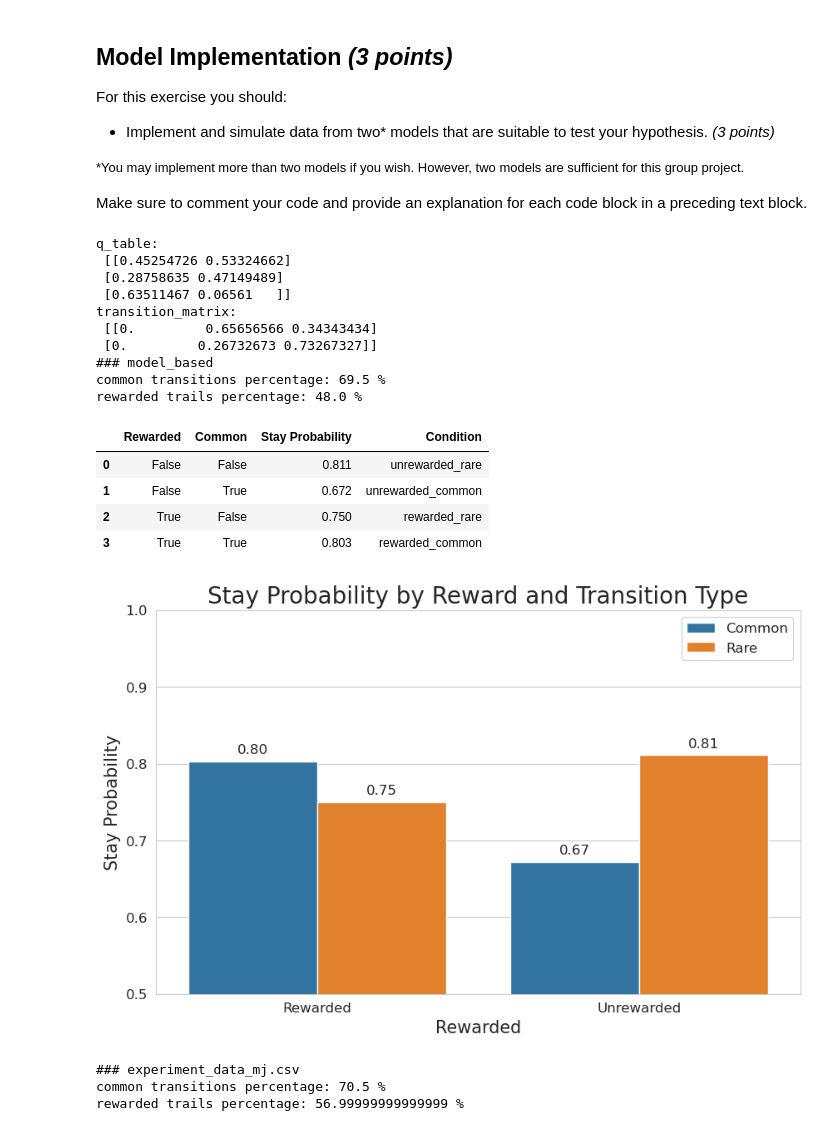
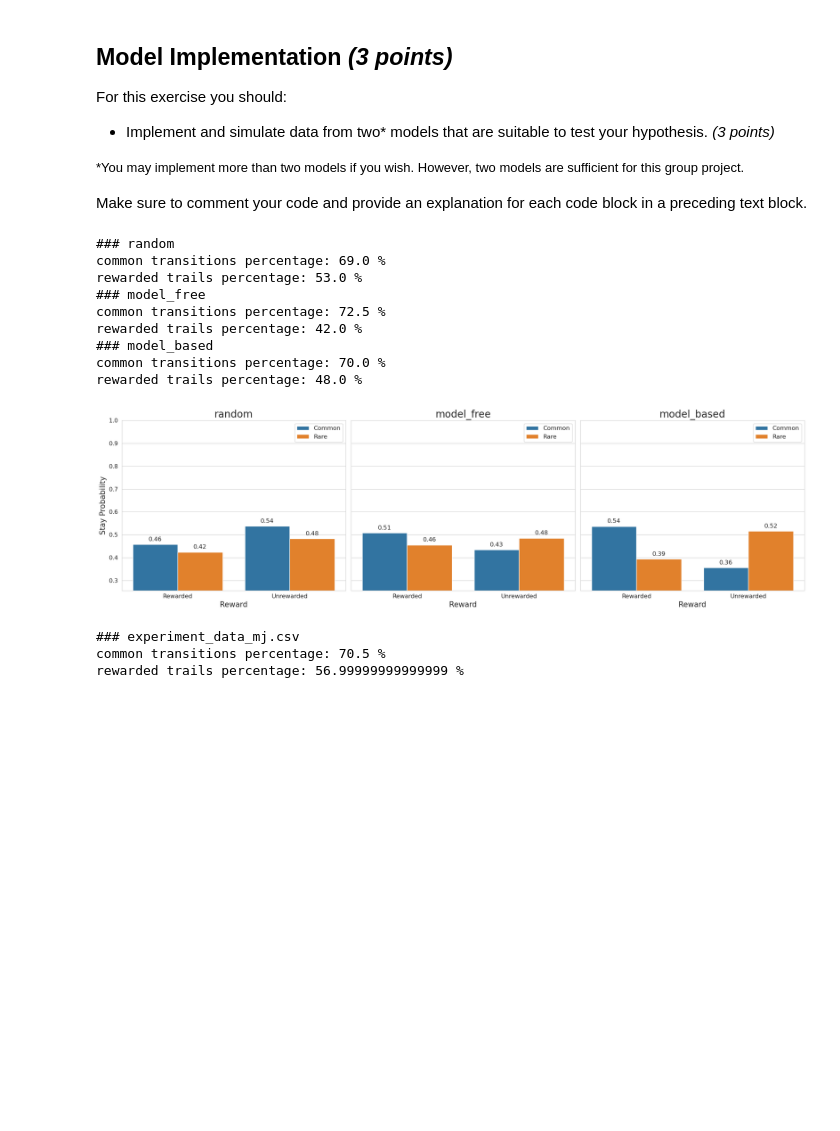
Before and after one commit to imtezcan/rl-twoStepTask, a Jupyter notebook: modeling_procedure.ipynb, the cells around one changed output. Cells and saved outputs as stored; diff of their text form; code cells hidden in the pictures; blank space fills up the shorter version.

```diff
--- a/modeling_procedure.ipynb
+++ b/modeling_procedure.ipynb
@@ -30,46 +30,53 @@ Make sure to comment your code and provide an explanation for each code block in
 from simulate import simulate
 from utils import save_simulated_data
 # Run simulation and save to csv
-agent_type = 'model_based'
+# agent_type = 'model_based'
 # agent_type = 'model_free'
 # agent_type = 'random'
 
-task_df , agent= simulate(agent_type=agent_type)
-# save_simulated_data(task_df, agent_type=agent_type)
+task_df_r , agent_r= simulate(agent_type='random')
+task_df_mf , agent_mf= simulate(agent_type='model_free')
+task_df_mb , agent_mb= simulate(agent_type='model_based')
+# save_simulated_data(task_df_r, agent_type='random')
+# save_simulated_data(task_df_mf, agent_type='model_free')
+# save_simulated_data(task_df_mb, agent_type='model_based')
 # %%
 from utils import calculate_stay_probability, plot_stay_probability, plot_stay_probabilities, print_simple_statistics
 
 # print q table and transition matrix
-print("q_table:\n", agent.q_table)
-if hasattr(agent, 'transition_model'):
-    print("transition_matrix:\n", agent.transition_model[0])
+# print("q_table model free:\n", agent_mf.q_table)
+# print("q_table model based:\n", agent_mb.q_table)
+# if hasattr(agent_mb, 'transition_model'):
+#     print("transition_matrix model based:\n", agent_mb.transition_model[0])
 
 # print some statistics
-print_simple_statistics(task_df, title=agent_type)
+print_simple_statistics(task_df_r, title='random')
+print_simple_statistics(task_df_mf, title='model_free')
+print_simple_statistics(task_df_mb, title='model_based')
 
 # calculate and plot stay probability
-stay_probability_df, task_df_extended = calculate_stay_probability(task_df)
-display(stay_probability_df)
-plot_stay_probability(stay_probability_df)
+stay_probability_r, _ = calculate_stay_probability(task_df_r)
+stay_probability_mf, _ = calculate_stay_probability(task_df_mf)
+stay_probability_mb, _ = calculate_stay_probability(task_df_mb)
+plot_stay_probabilities(dfs=[stay_probability_r,
+                            stay_probability_mf,
+                            stay_probability_mb],
+                        labels=['random',
+                                'model_free',
+                                'model_based'])
 
 # display(task_df_extended[['stepOneChoice', 'repeated_stepOneAction', 'repeated_stepOneAction_next','reward', 'common_transition']])
 # %% [output]
-q_table:
- [[0.45254726 0.53324662]
- [0.28758635 0.47149489]
- [0.63511467 0.06561   ]]
-transition_matrix:
- [[0.         0.65656566 0.34343434]
- [0.         0.26732673 0.73267327]]
+### random
+common transitions percentage: 69.0 %
+rewarded trails percentage: 53.0 %
+### model_free
+common transitions percentage: 72.5 %
+rewarded trails percentage: 42.0 %
 ### model_based
-common transitions percentage: 69.5 %
+common transitions percentage: 70.0 %
 rewarded trails percentage: 48.0 %
-|  | Rewarded | Common | Stay Probability | Condition |
-| 0 | False | False | 0.811 | unrewarded_rare |
-| 1 | False | True | 0.672 | unrewarded_common |
-| 2 | True | False | 0.750 | rewarded_rare |
-| 3 | True | True | 0.803 | rewarded_common |
-[figure, old version]
+[figure, new version]
 # %%
 import pandas as pd
 import os
```
Also changed, not shown: parts of 9 cells of this notebook, 6 other files.
